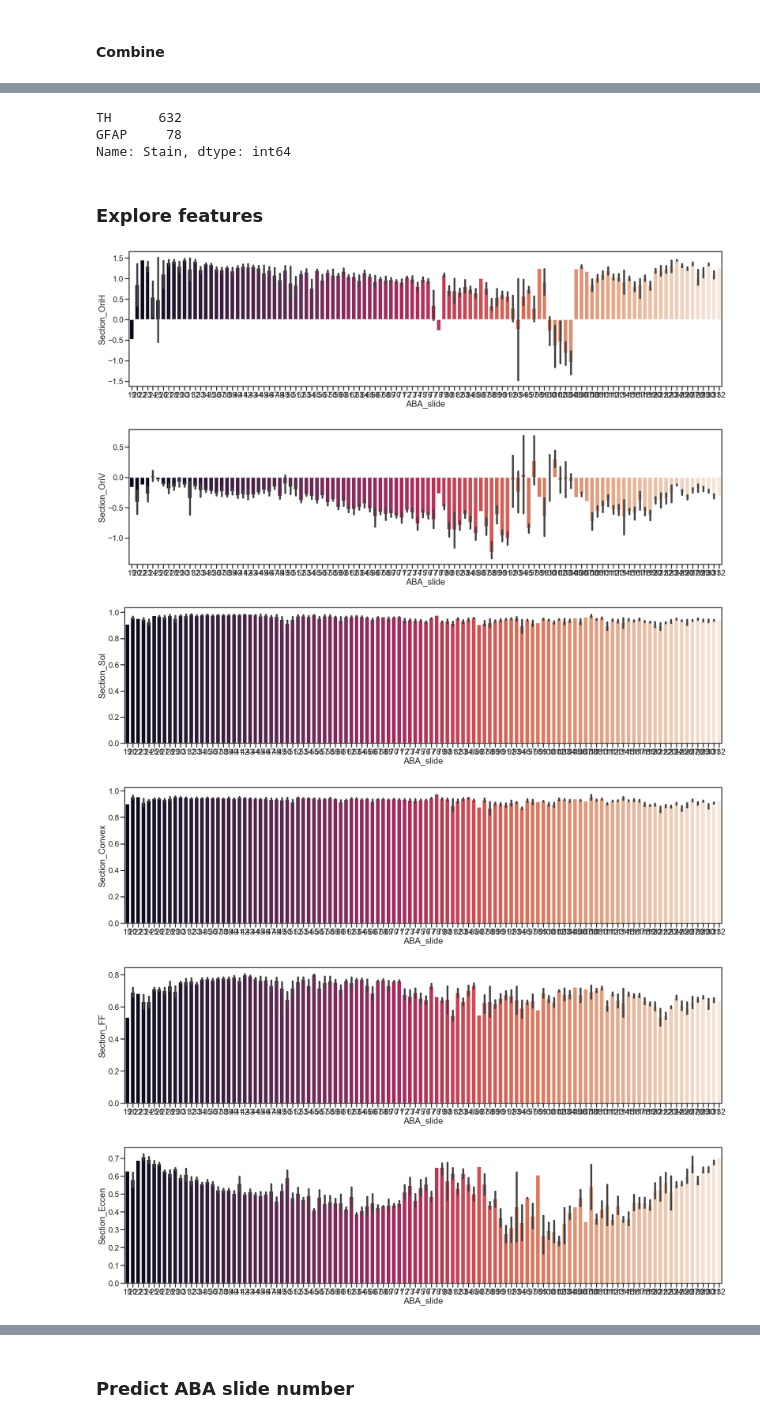
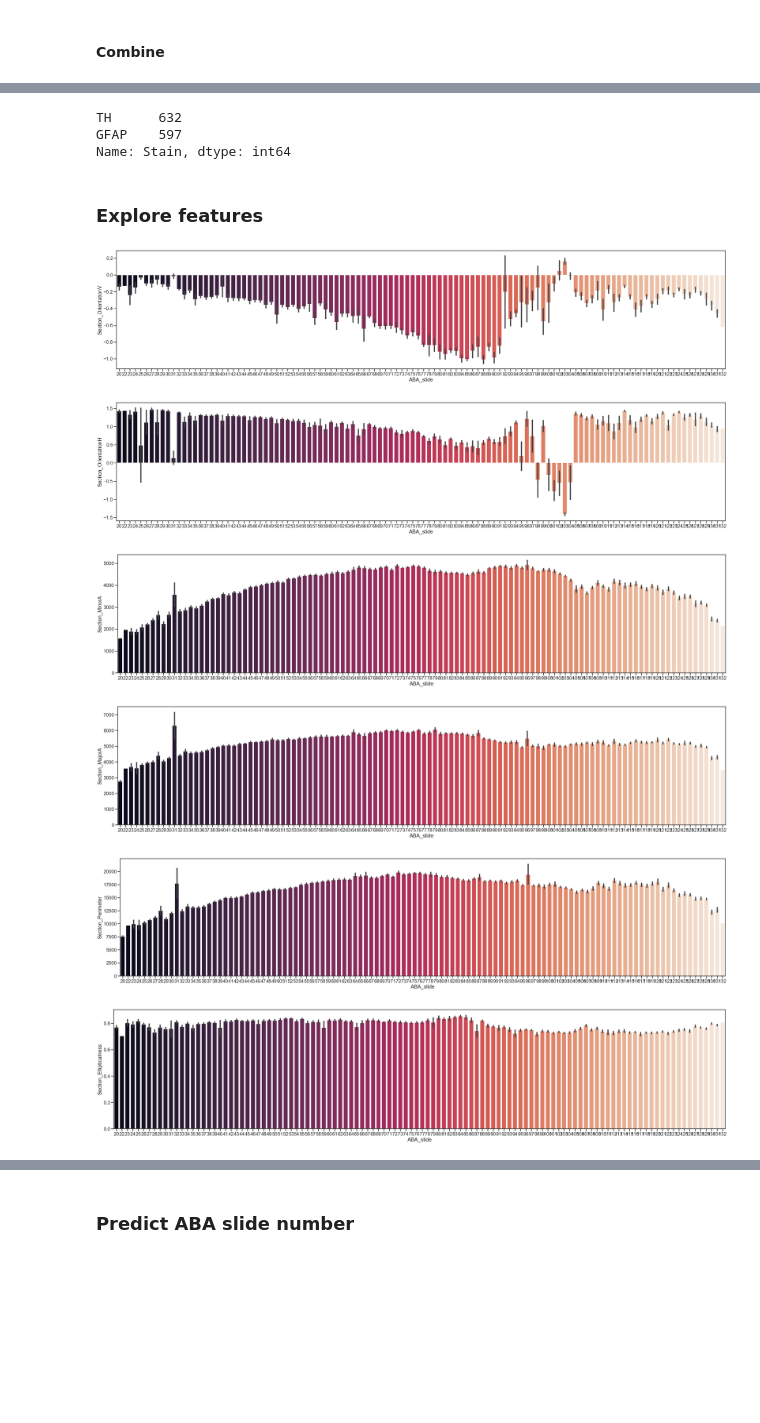
Before and after one commit to grace3999/Visiopharm, a Jupyter notebook: Visiopharm_predict_slidenum.ipynb, the cells around one changed output, grey strips where cells are left out. Cells and saved outputs as stored; diff of their text form; code cells hidden in the pictures; blank space fills up the shorter version.

Commit message:
add gfap

```diff
--- a/Visiopharm_predict_slidenum.ipynb
+++ b/Visiopharm_predict_slidenum.ipynb
@@ -51,7 +51,7 @@ np.set_printoptions(suppress=True)
 # %% [markdown]
 #### Get data
 # %%
-path = '/Users/abbieschindler/Documents/Schindler_Lab/Data/Visiopharm/orig_tc/Whole_section_analysis/Section_210126.xlsx'
+path = '/Users/abbieschindler/Documents/Schindler_Lab/Data/Visiopharm/orig_tc/Whole_section_analysis/Section_210426.xlsx'
 
 data = pd.read_excel(path)
 data = pd.DataFrame(data = data)
@@ -71,6 +71,6 @@ Index(['Measurement', 'Details', 'Section_OriH', 'Section_OriV', 'Section_Sol',
 # %%
 #fix TH measurement variables
-data['Measurement'] = [str('TH_' + str(x)) if len(str(x)) < 3 else x for x in data['Measurement']]
+#data['Measurement'] = [str('TH_' + str(x)) if len(str(x)) < 3 else x for x in data['Measurement']]
 #add stain column
 data['Stain'] = [x.split('_')[0] for x in data['Measurement'].values]
 data['Slide'] = [x.split('_')[1] for x in data['Measurement'].values]
@@ -173,17 +172,18 @@ Index(['Stain', 'Letter', 'Number', 'Slide_40', 'Slide_44', 'Slide_48', 'name'],
 # %%
 #make tidy
 slides = ['Slide_28', 'Slide_32', 'Slide_36',
-       'Slide_11', 'Slide_13', 'Slide_15', 'Slide_17', 'Slide_19',
+          'Slide_11', 'Slide_13', 'Slide_15', 'Slide_17', 'Slide_19',
        'Slide_21', 'Slide_23', 'Slide_25', 'Slide_27', 'Slide_29',
        'Slide_31', 'Slide_33', 'Slide_35', 'Slide_12', 'Slide_14',
        'Slide_16', 'Slide_62', 'Slide_65', 'Slide_69', 'Slide_20',
-       'Slide_24', 'Slide_52', 'Slide_56', 'Slide_60',
-       'Slide_40', 'Slide_44', 'Slide_48']
+       'Slide_24', 'Slide_52', 'Slide_56', 'Slide_60', 'Slide_40',
+       'Slide_44', 'Slide_48']
 
 labels_final_melt = pd.melt(labels_final, id_vars=['Stain', 'Letter', 'Number'], value_vars=slides,
               var_name='Slide', value_name='ABA_slide')
 
-labels_final_melt = labels_final_melt[labels_final_melt['ABA_slide']!='130-131']
+ABA_exclude = [19, '130-131']
+labels_final_melt = labels_final_melt[~labels_final_melt['ABA_slide'].isin(ABA_exclude)]
 labels_final_melt = labels_final_melt.replace({'none': np.nan})
 labels_final_melt = labels_final_melt.dropna(axis=0)
 
@@ -236,25 +236,27 @@ data_final.head()
 data_final['Stain'].value_counts()
 # %% [output]
 TH      632
-GFAP     78
+GFAP    597
 Name: Stain, dtype: int64
 # %% [markdown]
 ### Explore features
 # %%
-cols = ['Section_OriH', 'Section_OriV', 'Section_Sol', 'Section_Convex', 'Section_FF',
-        'Section_Eccen', 'Section_Elip', 'Section_perim', 'Section_minoraxis', 'Section_majoraxis', 'Section_area']
+cols = ['Section_OrientationV', 'Section_OrientationH', 'Section_MinorA',
+       'Section_MajorA', 'Section_Perimeter', 'Section_Ellipticalness',
+       'Section_Solidity', 'Section_Convexity', 'Section_FF',
+       'Section_Eccentricity', 'Section_Area']
 
 for variable in cols:
     try:
-        plt.figure(figsize=(30,7))
+        plt.figure(figsize=(50,10))
         g = sns.barplot(x='ABA_slide', y=variable, data=data_final, ci=68, palette="rocket")
         plt.show()
     except:
         pass
 # %% [output]
-[figure, old version]
+[figure, new version]
-[figure, old version]
+[figure, new version]
-[figure, old version]
+[figure, new version]
-[figure, old version]
+[figure, new version]
-[figure, old version]
+[figure, new version]
-[figure, old version]
+[figure, new version]
```
Also changed, not shown: parts of 14 cells of this notebook.
